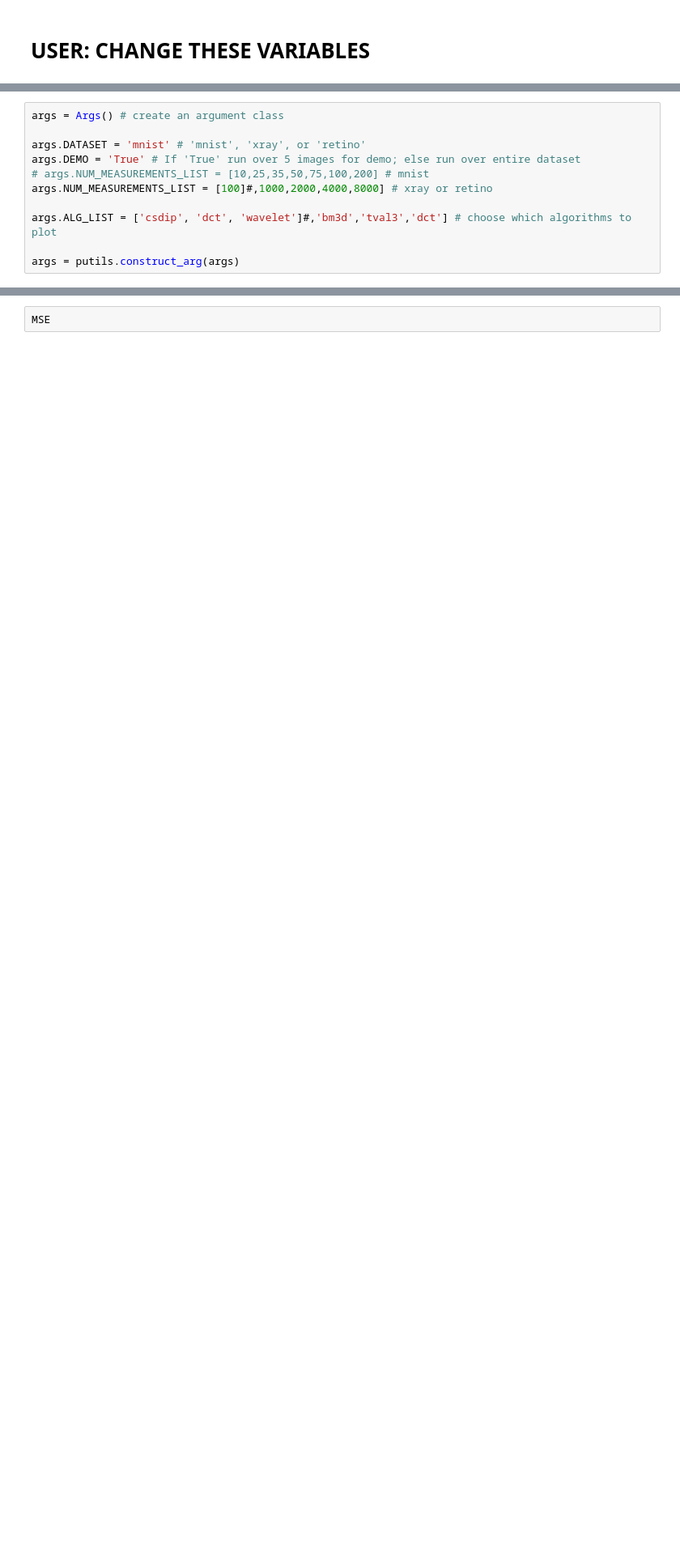
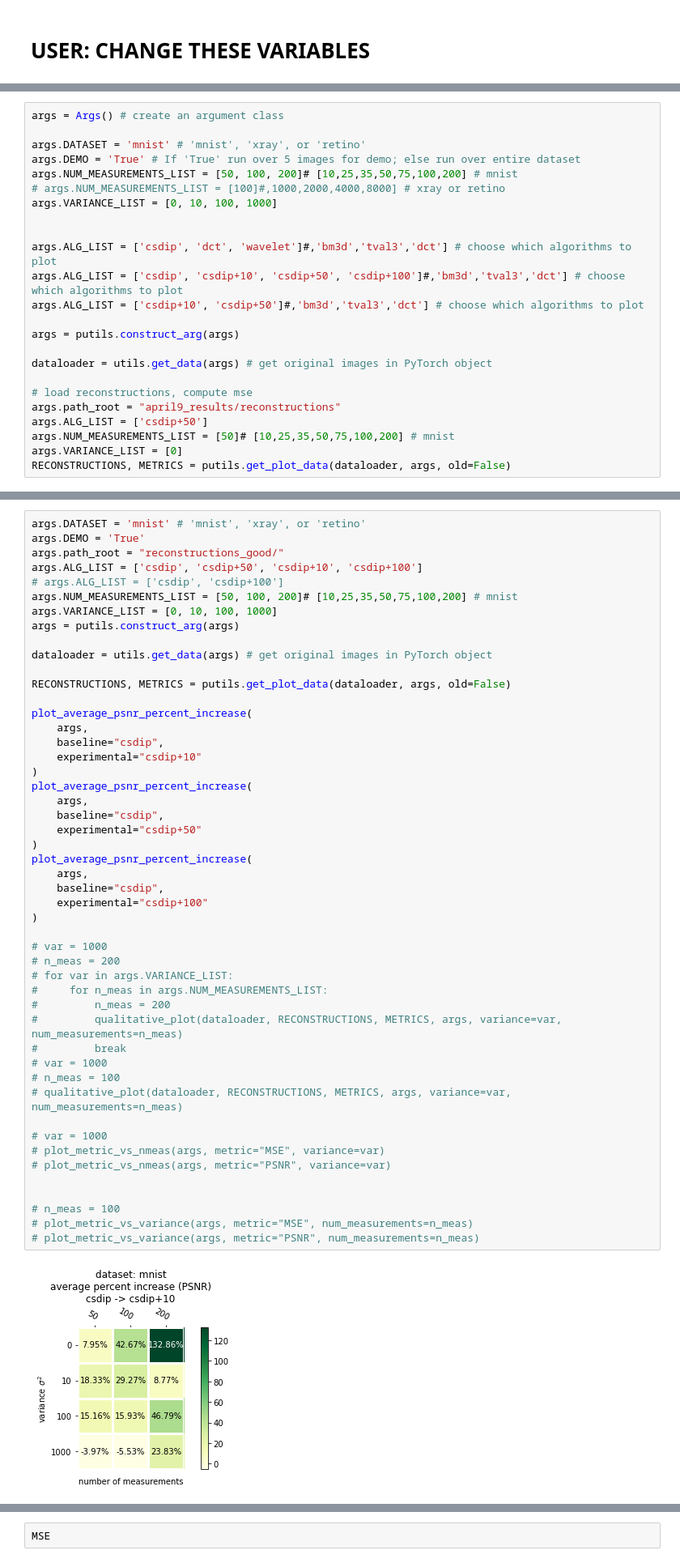
Before and after one commit to reagankan/compsensing_dip, a Jupyter notebook: plot.ipynb, the cells around one changed output, grey strips where cells are left out. Shown at 81% size. Saved outputs shown, nothing was run; the diff lists cells and outputs as text; blank space fills up the shorter version.

```diff
--- a/plot.ipynb
+++ b/plot.ipynb
@@ -28,9 +28,22 @@ args = Args() # create an argument class
 
 args.DATASET = 'mnist' # 'mnist', 'xray', or 'retino'
 args.DEMO = 'True' # If 'True' run over 5 images for demo; else run over entire dataset
-# args.NUM_MEASUREMENTS_LIST = [10,25,35,50,75,100,200] # mnist
-args.NUM_MEASUREMENTS_LIST = [100]#,1000,2000,4000,8000] # xray or retino
+args.NUM_MEASUREMENTS_LIST = [50, 100, 200]# [10,25,35,50,75,100,200] # mnist
+# args.NUM_MEASUREMENTS_LIST = [100]#,1000,2000,4000,8000] # xray or retino
+args.VARIANCE_LIST = [0, 10, 100, 1000]
+
 
 args.ALG_LIST = ['csdip', 'dct', 'wavelet']#,'bm3d','tval3','dct'] # choose which algorithms to plot
+args.ALG_LIST = ['csdip', 'csdip+10', 'csdip+50', 'csdip+100']#,'bm3d','tval3','dct'] # choose which algorithms to plot
+args.ALG_LIST = ['csdip+10', 'csdip+50']#,'bm3d','tval3','dct'] # choose which algorithms to plot
 
 args = putils.construct_arg(args)
+
+dataloader = utils.get_data(args) # get original images in PyTorch object
+
+# load reconstructions, compute mse
+args.path_root = "april9_results/reconstructions"
+args.ALG_LIST = ['csdip+50']
+args.NUM_MEASUREMENTS_LIST = [50]# [10,25,35,50,75,100,200] # mnist
+args.VARIANCE_LIST = [0]
+RECONSTRUCTIONS, METRICS = putils.get_plot_data(dataloader, args, old=False)
@@ -36,0 +306,51 @@ args = putils.construct_arg(args)
+# %%
+args.DATASET = 'mnist' # 'mnist', 'xray', or 'retino'
+args.DEMO = 'True'
+args.path_root = "reconstructions_good/"
+args.ALG_LIST = ['csdip', 'csdip+50', 'csdip+10', 'csdip+100']
+# args.ALG_LIST = ['csdip', 'csdip+100']
+args.NUM_MEASUREMENTS_LIST = [50, 100, 200]# [10,25,35,50,75,100,200] # mnist
+args.VARIANCE_LIST = [0, 10, 100, 1000]
+args = putils.construct_arg(args)
+
+dataloader = utils.get_data(args) # get original images in PyTorch object
+
+RECONSTRUCTIONS, METRICS = putils.get_plot_data(dataloader, args, old=False)
+
+plot_average_psnr_percent_increase(
+    args,
+    baseline="csdip",
+    experimental="csdip+10"
+)
+plot_average_psnr_percent_increase(
+    args,
+    baseline="csdip",
+    experimental="csdip+50"
+)
+plot_average_psnr_percent_increase(
+    args,
+    baseline="csdip",
+    experimental="csdip+100"
+)
+
+# var = 1000
+# n_meas = 200
+# for var in args.VARIANCE_LIST:
+#     for n_meas in args.NUM_MEASUREMENTS_LIST:
+#         n_meas = 200
+#         qualitative_plot(dataloader, RECONSTRUCTIONS, METRICS, args, variance=var, num_measurements=n_meas)
+#         break
+# var = 1000
+# n_meas = 100
+# qualitative_plot(dataloader, RECONSTRUCTIONS, METRICS, args, variance=var, num_measurements=n_meas)
+
+# var = 1000
+# plot_metric_vs_nmeas(args, metric="MSE", variance=var)
+# plot_metric_vs_nmeas(args, metric="PSNR", variance=var)
+
+
+# n_meas = 100
+# plot_metric_vs_variance(args, metric="MSE", num_measurements=n_meas)
+# plot_metric_vs_variance(args, metric="PSNR", num_measurements=n_meas)
+# %% [output]
+[figure, added]
```
Also changed, not shown: parts of 37 cells of this notebook, 1 other file.
